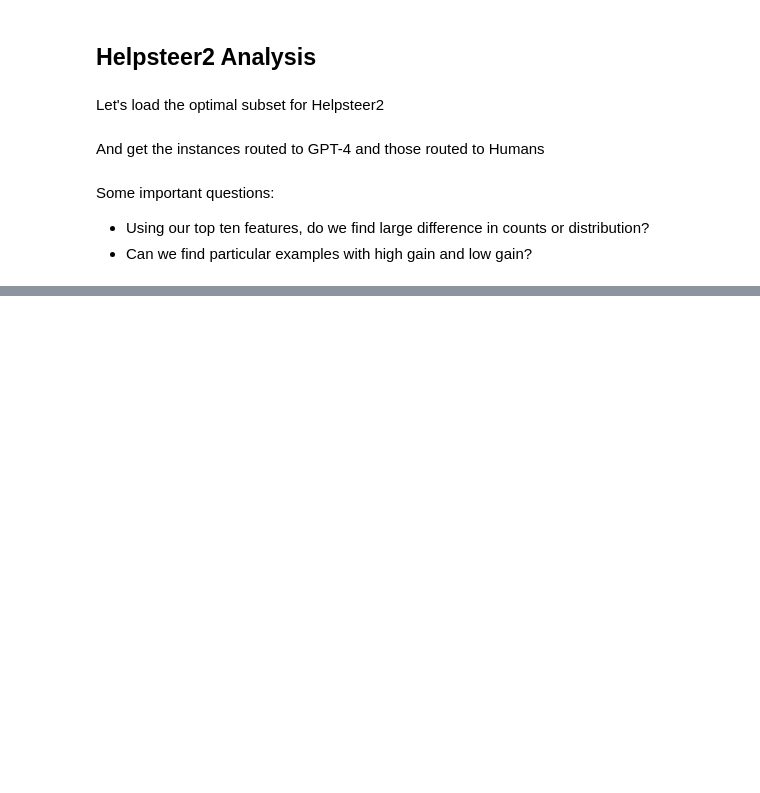
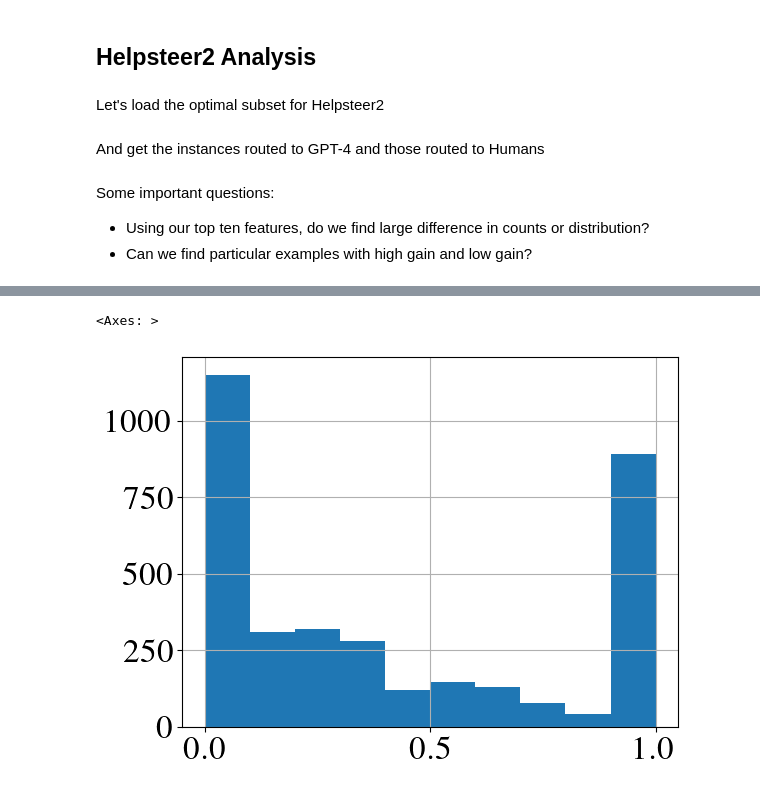
Before and after one commit to allenai/hybrid-preferences, a Jupyter notebook: notebooks/2024-10-01-hs2-analysis/2024-10-01-hs2-analysis.ipynb, the cells around one changed output, grey strips where cells are left out. Cells and saved outputs as stored; diff of their text form; code cells hidden in the pictures; blank space fills up the shorter version.

```diff
--- a/notebooks/2024-10-01-hs2-analysis/2024-10-01-hs2-analysis.ipynb
+++ b/notebooks/2024-10-01-hs2-analysis/2024-10-01-hs2-analysis.ipynb
@@ -160,3 +201,8 @@ hs2_hums.expertise_level.value_counts().plot.barh()
+# %%
+hs2_hums.entity_sim.hist()
+# %% [output]
+<Axes: >
+[figure, added]
 # %%
 hs2_gpt4.columns
 # %% [output]
```
Also changed, not shown: parts of 42 cells of this notebook, 1 other file.
